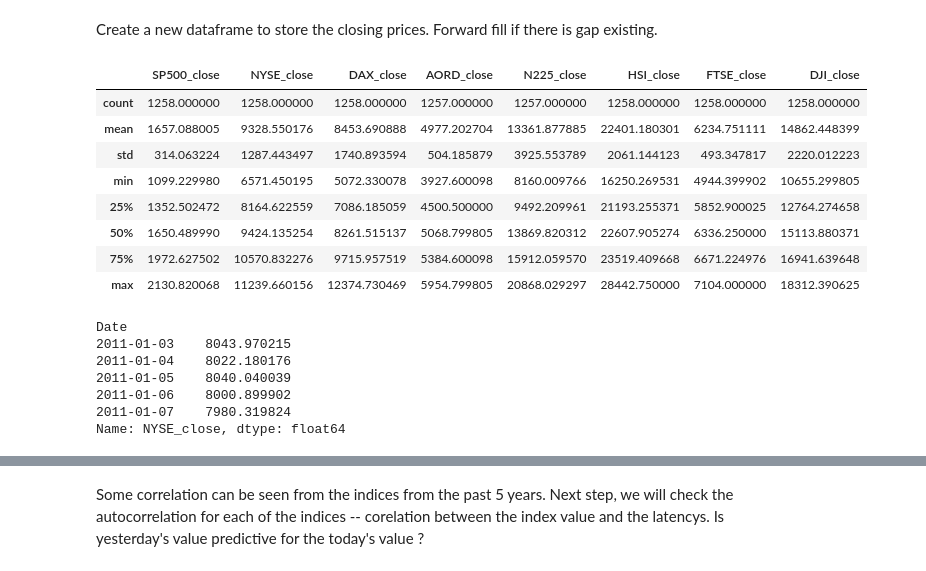
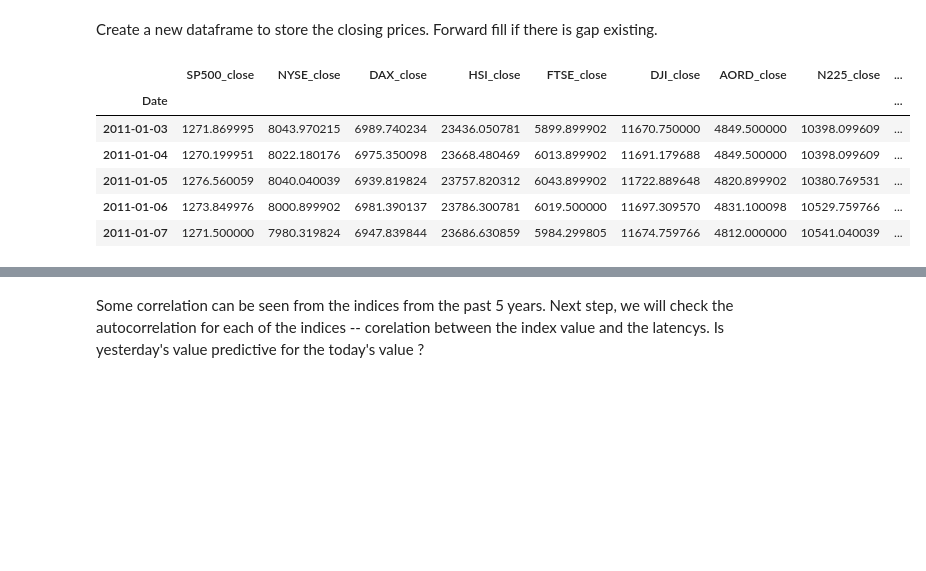
Before and after one commit to stevenyu530/NowcastingLibrary, a Jupyter notebook: IPythonNotebooks/MLFinancialTimeSeries.ipynb, the cells around one changed output, grey strips where cells are left out. Saved outputs shown, nothing was run; the diff lists cells and outputs as text; code cells hidden in the pictures; blank space fills up the shorter version.

```diff
--- a/IPythonNotebooks/MLFinancialTimeSeries.ipynb
+++ b/IPythonNotebooks/MLFinancialTimeSeries.ipynb
@@ -32,45 +32,36 @@ closing_data = pd.DataFrame()
 closing_data['SP500_close'] = SP500['Close']
 closing_data['NYSE_close'] = NYSE['Close']
 closing_data['DAX_close'] = DAX['Close']
-closing_data['AORD_close'] = AORD['Close']
-closing_data['N225_close'] = N225['Close']
 closing_data['HSI_close'] = HSI['Close']
 closing_data['FTSE_close'] = FTSE['Close']
 closing_data['DJI_close'] = DJI['Close']
+closing_data['AORD_close'] = AORD['Close']
+closing_data['N225_close'] = N225['Close']
 
-# forward fill NaN data
+# There is NaN record, majorly due to bank holidays. And we need to fill in value for later analysis convenience.
+# forward fill NaN data.
 closing_data.fillna(method='ffill', inplace=True)
-closing_data.describe()
+closing_data.fillna(method='bfill', inplace=True)
-# %% [output]
-|  | SP500_close | NYSE_close | DAX_close | AORD_close | N225_close | HSI_close | FTSE_close | DJI_close |
-| count | 1258.000000 | 1258.000000 | 1258.000000 | 1257.000000 | 1257.000000 | 1258.000000 | 1258.000000 | 1258.000000 |
-| mean | 1657.088005 | 9328.550176 | 8453.690888 | 4977.202704 | 13361.877885 | 22401.180301 | 6234.751111 | 14862.448399 |
-| std | 314.063224 | 1287.443497 | 1740.893594 | 504.185879 | 3925.553789 | 2061.144123 | 493.347817 | 2220.012223 |
-| min | 1099.229980 | 6571.450195 | 5072.330078 | 3927.600098 | 8160.009766 | 16250.269531 | 4944.399902 | 10655.299805 |
-| 25% | 1352.502472 | 8164.622559 | 7086.185059 | 4500.500000 | 9492.209961 | 21193.255371 | 5852.900025 | 12764.274658 |
-| 50% | 1650.489990 | 9424.135254 | 8261.515137 | 5068.799805 | 13869.820312 | 22607.905274 | 6336.250000 | 15113.880371 |
-| 75% | 1972.627502 | 10570.832276 | 9715.957519 | 5384.600098 | 15912.059570 | 23519.409668 | 6671.224976 | 16941.639648 |
-| max | 2130.820068 | 11239.660156 | 12374.730469 | 5954.799805 | 20868.029297 | 28442.750000 | 7104.000000 | 18312.390625 |
 # %%
 # Scale the value of each day by dividing with the max value of corresponding index. Add that column into the dataframe
 
 closing_data['SP500_close_scaled'] = closing_data['SP500_close'] / max(closing_data['SP500_close'])
 closing_data['NYSE_close_scaled'] = closing_data['NYSE_close'] / max(closing_data['NYSE_close'])
 closing_data['DAX_close_scaled'] = closing_data['DAX_close'] / max(closing_data['DAX_close'])
-closing_data['AORD_close_scaled'] = closing_data['AORD_close'] / max(closing_data['AORD_close'])
-closing_data['N225_close_scaled'] = closing_data['N225_close'] / max(closing_data['N225_close'])
 closing_data['HSI_close_scaled'] = closing_data['HSI_close'] / max(closing_data['HSI_close'])
 closing_data['FTSE_close_scaled'] = closing_data['FTSE_close'] / max(closing_data['FTSE_close'])
 closing_data['DJI_close_scaled'] = closing_data['DJI_close'] / max(closing_data['DJI_close'])
+closing_data['AORD_close_scaled'] = closing_data['AORD_close'] / max(closing_data['AORD_close'])
+closing_data['N225_close_scaled'] = closing_data['N225_close'] / max(closing_data['N225_close'])
 
-closing_data['NYSE_close'].head()
+closing_data.head()
 # %% [output]
-Date
-2011-01-03    8043.970215
-2011-01-04    8022.180176
-2011-01-05    8040.040039
-2011-01-06    8000.899902
-2011-01-07    7980.319824
-Name: NYSE_close, dtype: float64
+|  | SP500_close | NYSE_close | DAX_close | HSI_close | FTSE_close | DJI_close | AORD_close | N225_close | ... |
+| Date |  |  |  |  |  |  |  |  | ... |
+| 2011-01-03 | 1271.869995 | 8043.970215 | 6989.740234 | 23436.050781 | 5899.899902 | 11670.750000 | 4849.500000 | 10398.099609 | ... |
+| 2011-01-04 | 1270.199951 | 8022.180176 | 6975.350098 | 23668.480469 | 6013.899902 | 11691.179688 | 4849.500000 | 10398.099609 | ... |
+| 2011-01-05 | 1276.560059 | 8040.040039 | 6939.819824 | 23757.820312 | 6043.899902 | 11722.889648 | 4820.899902 | 10380.769531 | ... |
+| 2011-01-06 | 1273.849976 | 8000.899902 | 6981.390137 | 23786.300781 | 6019.500000 | 11697.309570 | 4831.100098 | 10529.759766 | ... |
+| 2011-01-07 | 1271.500000 | 7980.319824 | 6947.839844 | 23686.630859 | 5984.299805 | 11674.759766 | 4812.000000 | 10541.040039 | ... |
 # %%
 _ = pd.concat([closing_data['SP500_close'],
```
Also changed, not shown: parts of 5 cells of this notebook.
